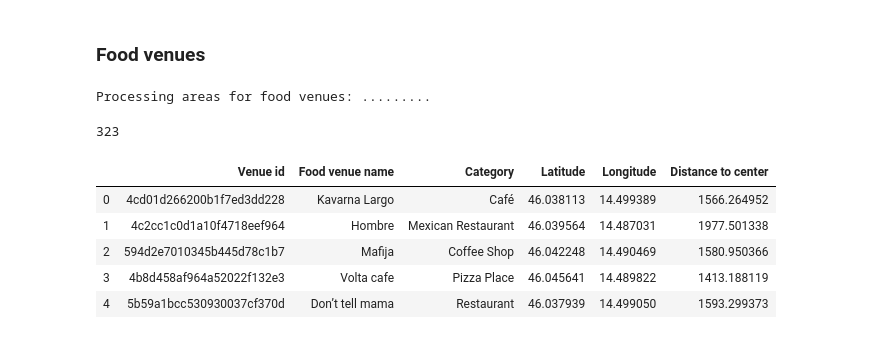
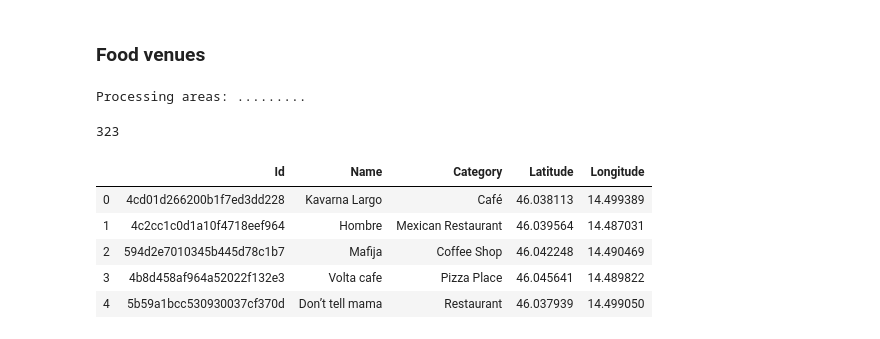
Before and after one commit to mkaste/Coursera_Capstone, a Jupyter notebook: Capstone_Project.ipynb, the cells around one changed output. Cells and saved outputs as stored; diff of their text form; code cells hidden in the pictures.

Commit message:
Refactored code for getting venues from grid. Added HeatMaps.

```diff
--- a/Capstone_Project.ipynb
+++ b/Capstone_Project.ipynb
@@ -241,7 +236,7 @@ def get_venues_in_grid(categories, grid):
 
         for category_id in categories:
             time.sleep(1)
-            print(".",end="")
+
             venues_in_area = search_venues_in_area(area[0][0],
                                                    area[0][1],
                                                    area[2][0],
@@ -255,16 +250,28 @@ def get_venues_in_grid(categories, grid):
             # Check if something went wrong
             if venues_in_area == None:
                 print("Search not working...")
-            break
+                break
 
             # if nothing is found skip to the next area
             if len(venues_in_area) == 0:
+                print(".",end="")
                 continue
 
             # clean up and generate a panda frame, add to the frames list
+            print("+",end="")
             venues_in_area = json_normalize(venues_in_area)
             filtered_columns = ['id', 'name', 'categories', 'location.lat', 'location.lng']
             venues_in_area = venues_in_area.loc[:, filtered_columns]
             venues_in_area['categories'] = venues_in_area.apply(get_category_type, axis=1)
             venues_in_area.columns = ['Id','Name', 'Category', 'Latitude', 'Longitude']
-            frames.append(venues_in_area)
+            frames.append(venues_in_area.copy())
+
+    # combine results into one frame
+    venues = pd.concat(frames, ignore_index=True)
+
+    # remove duplicates (based on venue name) and reset the index
+    venues.drop_duplicates(subset ="Name", keep = False, inplace = True)
+    venues.reset_index(drop=True, inplace=True)
+
+
+    return venues
@@ -402,39 +352,2 @@ lj_busstops.head()
 # %% [markdown]
 ### Food venues
-# %%
-frames = []
-print("Processing areas for food venues: ", end="")
-for area in grid:
-    time.sleep(1)
-    print(".",end="")
-
-    food_venues_in_area = search_venues_in_area(area[0][0],
-                                           area[0][1],
-                                           area[2][0],
-                                           area[2][1],
-                                           food_id,
-                                           foursquare_client_id,
-                                           foursquare_client_secret,
-                                           foursquare_version,
-                                           foursquare_limit)
-
-    # Check if something went wrong
-    if food_venues_in_area == None:
-        print("Search not working...")
-        break
-
-    # if nothing is found skip to the next area
-    if len(food_venues_in_area) == 0:
-        continue
-
-    # clean up and generate a panda frame, add to the frames list
-    food_venues_in_area = json_normalize(food_venues_in_area)
-    filtered_columns = ['id', 'name', 'categories', 'location.lat', 'location.lng']
-    food_venues_in_area = food_venues_in_area.loc[:, filtered_columns]
-    food_venues_in_area['categories'] = food_venues_in_area.apply(get_category_type, axis=1)
-    food_venues_in_area.columns = ['Venue id', 'Food venue name', 'Category', 'Latitude', 'Longitude']
-    frames.append(food_venues_in_area)
-
-##
-# %% [output]
-Processing areas for food venues: .........
@@ -458,11 +354,19 @@ if (len(frames) > 0):
+# %%
+# Get all the food venues in the grid
+
+food_id = ["4d4b7105d754a06374d81259"]
+
+food_venues = get_venues_in_grid(food_id, grid)
+# %% [output]
+Processing areas: .........
 # %%
-print(len(lj_food_venues))
-lj_food_venues.head()
+print(len(food_venues))
+food_venues.head()
 # %% [output]
 323
-|  | Venue id | Food venue name | Category | Latitude | Longitude | Distance to center |
-| 0 | 4cd01d266200b1f7ed3dd228 | Kavarna Largo | Café | 46.038113 | 14.499389 | 1566.264952 |
-| 1 | 4c2cc1c0d1a10f4718eef964 | Hombre | Mexican Restaurant | 46.039564 | 14.487031 | 1977.501338 |
-| 2 | 594d2e7010345b445d78c1b7 | Mafija | Coffee Shop | 46.042248 | 14.490469 | 1580.950366 |
-| 3 | 4b8d458af964a52022f132e3 | Volta cafe | Pizza Place | 46.045641 | 14.489822 | 1413.188119 |
-| 4 | 5b59a1bcc530930037cf370d | Don’t tell mama | Restaurant | 46.037939 | 14.499050 | 1593.299373 |
+|  | Id | Name | Category | Latitude | Longitude |
+| 0 | 4cd01d266200b1f7ed3dd228 | Kavarna Largo | Café | 46.038113 | 14.499389 |
+| 1 | 4c2cc1c0d1a10f4718eef964 | Hombre | Mexican Restaurant | 46.039564 | 14.487031 |
+| 2 | 594d2e7010345b445d78c1b7 | Mafija | Coffee Shop | 46.042248 | 14.490469 |
+| 3 | 4b8d458af964a52022f132e3 | Volta cafe | Pizza Place | 46.045641 | 14.489822 |
+| 4 | 5b59a1bcc530930037cf370d | Don’t tell mama | Restaurant | 46.037939 | 14.499050 |
```
Also changed, not shown: parts of 19 cells of this notebook.
